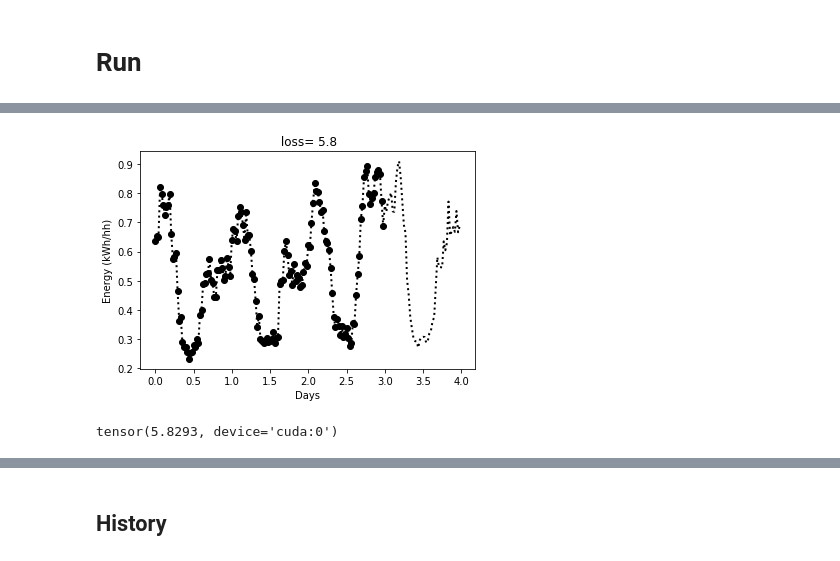
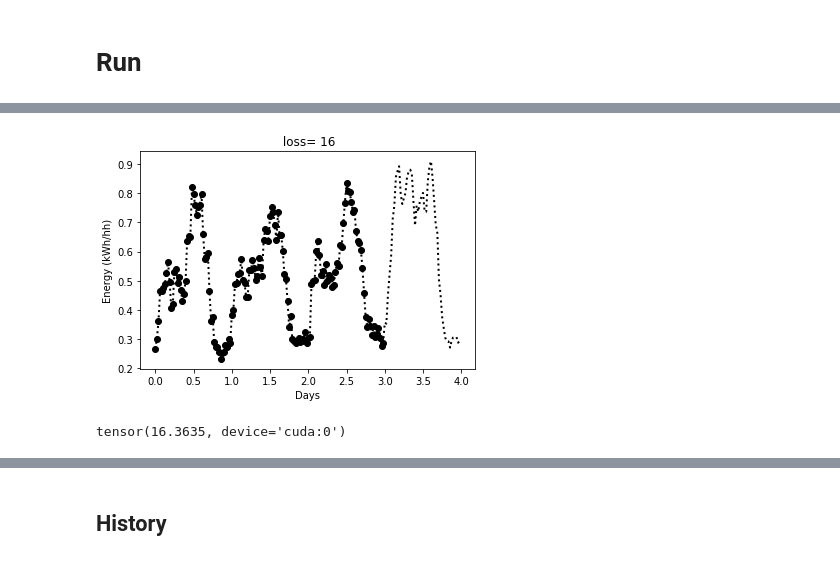
Before and after one commit to wassname/attentive-neural-processes, a Jupyter notebook: smartmeters.ipynb, the cells around one changed output, grey strips where cells are left out. Saved outputs shown, nothing was run; the diff lists cells and outputs as text; code cells hidden in the pictures.

```diff
--- a/smartmeters.ipynb
+++ b/smartmeters.ipynb
@@ -289,11 +291,11 @@ Mult-Adds             517.824k
 ======================================================================================================
 # %%
 # Lets choose a challenging time to forecast
-vis_i = 690 # 290 # 1600
-plot_from_loader(loader_test, i=690)
+vis_i = 670 # 290 # 1600
+plot_from_loader(loader_test, i=vis_i)
 # %% [output]
-[figure, old version]
+[figure, new version]
-tensor(5.8293, device='cuda:0')
+tensor(16.3635, device='cuda:0')
 # %%
 epochs = 20
 grad_clip = 10
```
Also changed, not shown: parts of 11 cells of this notebook, 11 other files.
